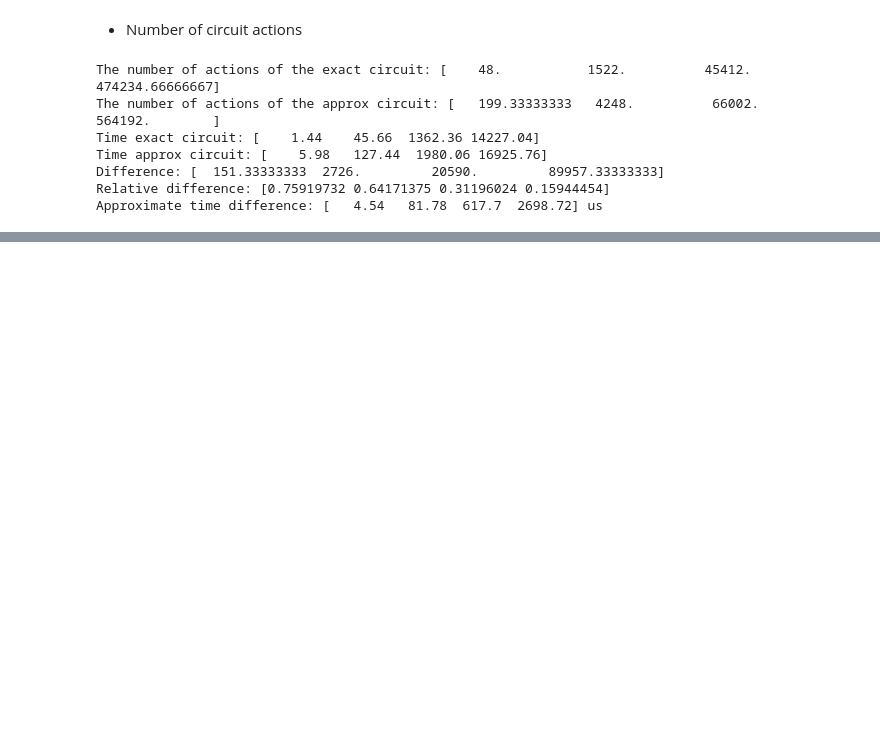
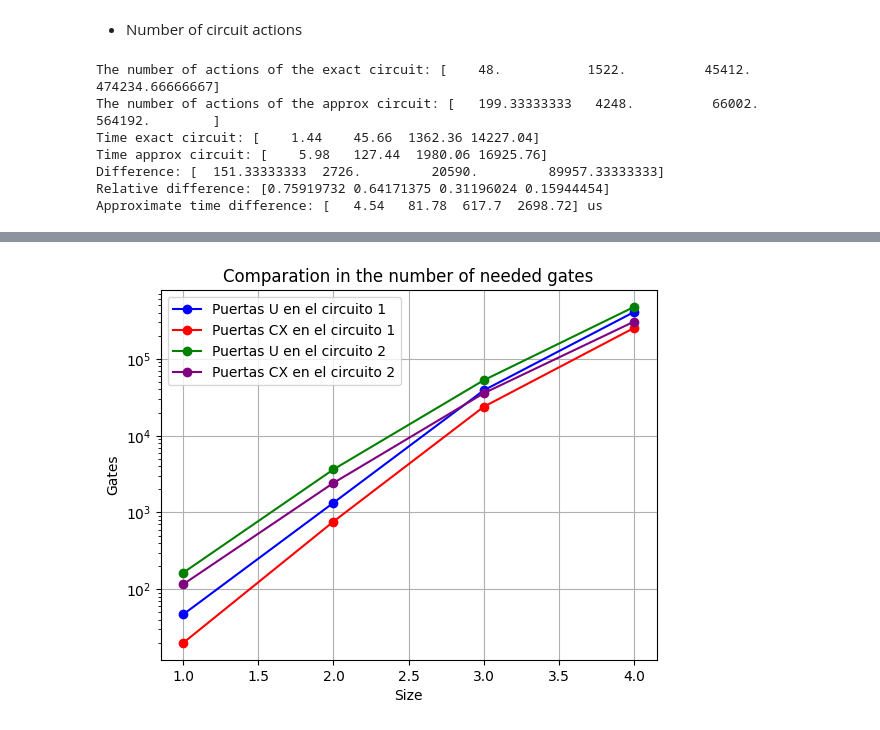
Before and after one commit to Nicofero/CITMAGA, a Jupyter notebook: Number_of_gates.ipynb, the cells around one changed output, grey strips where cells are left out. Saved outputs shown, nothing was run; the diff lists cells and outputs as text; code cells hidden in the pictures; blank space fills up the shorter version.

Commit message:
New gate study

```diff
--- a/Number_of_gates.ipynb
+++ b/Number_of_gates.ipynb
@@ -133,0 +175,13 @@ Approximate time difference: [   4.54   81.78  617.7  2698.72] us
+# %%
+u1 = []
+cx1 = []
+for i in range(4):
+    size = 2**(i+1)
+    vector = np.array([1]*size)
+    matrix = tridiag_matrix(2,-1,size)
+    hhl = HHL(matrix,vector,flag=True)
+    hhl.qc = prepare_circ(hhl.qc)
+    gates = count_gates(hhl.qc)
+    u1.append(gates['u'])
+    cx1.append(gates['cx'])
+    print(gates)
@@ -133,0 +193,13 @@ Approximate time difference: [   4.54   81.78  617.7  2698.72] us
+# %%
+u2 = []
+cx2 = []
+for i in range(4):
+    size = 2**(i+1)
+    vector = np.array([1]*size)
+    matrix = tridiag_matrix(2,-1,size)
+    hhl = HHL(matrix,vector,flag=False)
+    hhl.qc = prepare_circ(hhl.qc)
+    gates = count_gates(hhl.qc)
+    u2.append(gates['u'])
+    cx2.append(gates['cx'])
+    print(gates)
@@ -133,0 +211,20 @@ Approximate time difference: [   4.54   81.78  617.7  2698.72] us
+# %%
+import matplotlib.pyplot as plt
+
+x = np.arange(1,5,1)
+
+# plt.figure(figsize=(10, 7))
+
+plt.plot(x, u1, marker='o', linestyle='-', color='blue')
+plt.plot(x, cx1, marker='o', linestyle='-', color='red')
+plt.plot(x, u2, marker='o', linestyle='-', color='green')
+plt.plot(x, cx2, marker='o', linestyle='-', color='purple')
+plt.yscale('log')
+plt.xlabel('Size')
+plt.ylabel('Gates')
+plt.title('Comparation in the number of needed gates')
+plt.legend(['Puertas U en el circuito 1','Puertas CX en el circuito 1','Puertas U en el circuito 2','Puertas CX en el circuito 2'])
+plt.grid(True)
+plt.show()
+# %% [output]
+[figure, added]
```
Also changed, not shown: parts of 4 cells of this notebook, 1 other file.
